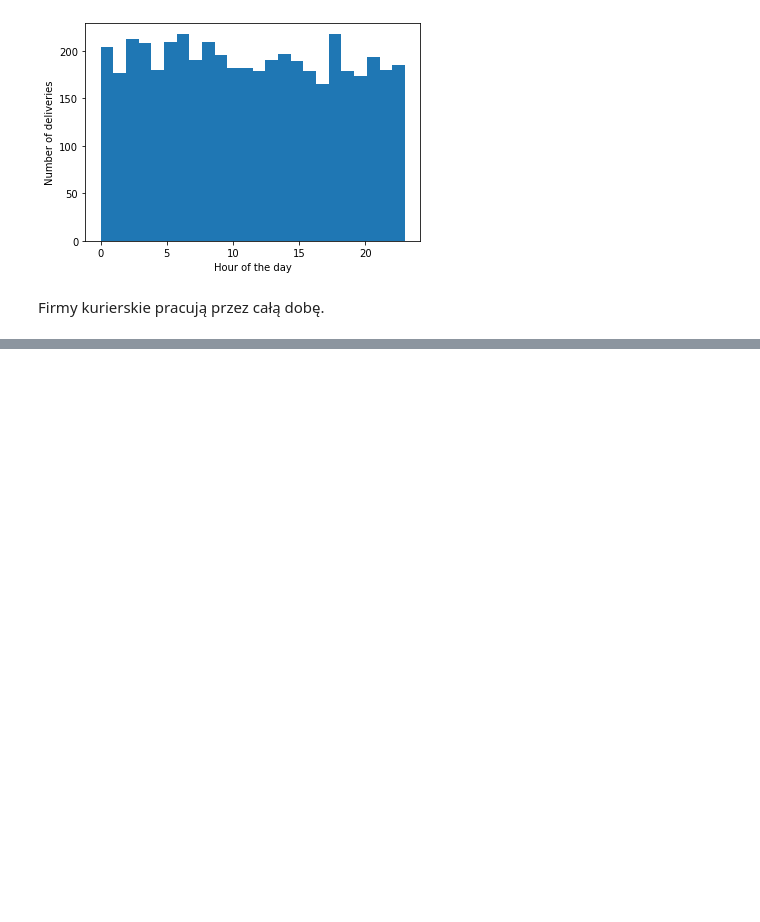
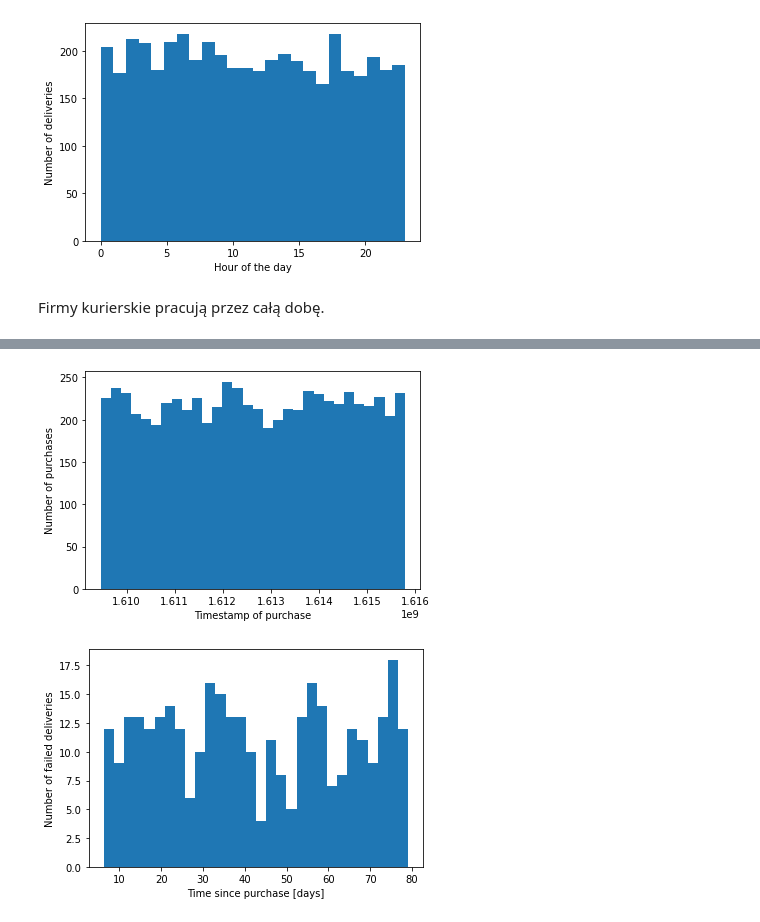
Before and after one commit to plibera/IUM_Project, a Jupyter notebook: dataAnalysis.ipynb, the cells around one changed output, grey strips where cells are left out. Cells and saved outputs as stored; diff of their text form; code cells hidden in the pictures; blank space fills up the shorter version.

Commit message:
Refactor, not delivered packages

```diff
--- a/dataAnalysis.ipynb
+++ b/dataAnalysis.ipynb
@@ -446,0 +465,21 @@ Company 360
+# %%
+purchasesList = pysqldf("select purchase_timestamp from projectedDataDF where delivery_timestamp is not null")["purchase_timestamp"].to_list()
+purchasesList = [dateToTimestamp(purchase) for purchase in purchasesList]
+plt.hist(purchasesList, bins=30, density=False)
+plt.xlabel("Timestamp of purchase")
+plt.ylabel("Number of purchases")
+plt.show()
+
+deliveriesArray = pysqldf("select delivery_timestamp from projectedDataDF where delivery_timestamp is not null order by delivery_timestamp desc").to_numpy()
+latestDeliveryTimestamp = dateToTimestamp(deliveriesArray[0][0])
+
+notDeliveredDF = pysqldf("SELECT purchase_timestamp FROM projectedDataDF WHERE delivery_timestamp is null order by purchase_timestamp")
+notDeliveredList = notDeliveredDF["purchase_timestamp"].to_list()
+waitingTimes = [(latestDeliveryTimestamp - dateToTimestamp(purchase))/(24*3600) for purchase in notDeliveredList]
+plt.hist(waitingTimes, bins=30, density=False)
+plt.xlabel("Time since purchase [days]")
+plt.ylabel("Number of failed deliveries")
+plt.show()
+# %% [output]
+[figure, added]
+[figure, added]
```
Also changed, not shown: parts of 21 cells of this notebook.
